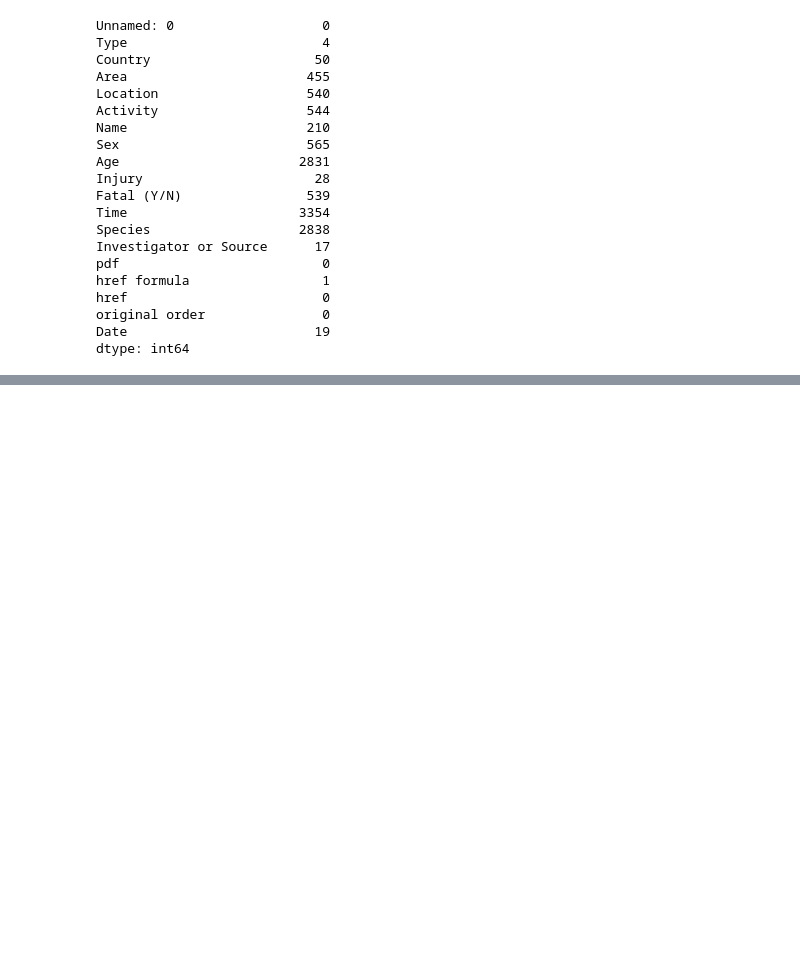
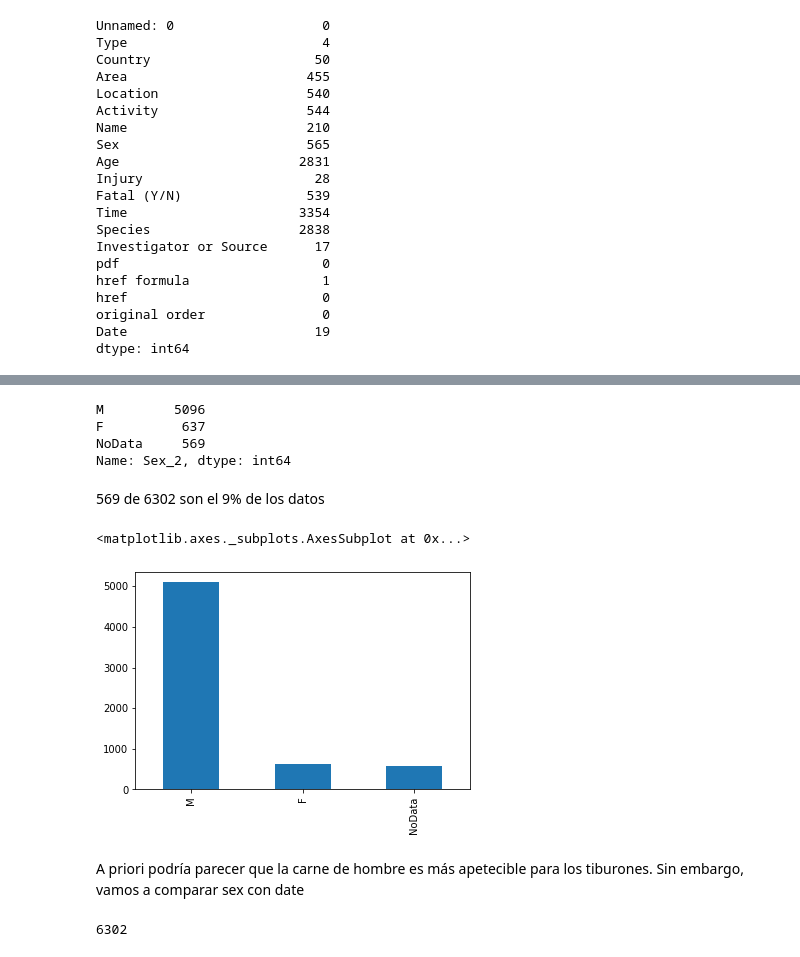
Before and after one commit to Flori-87/data-cleaning-pandas, a Jupyter notebook: code/clean2.ipynb, the cells around one changed output, grey strips where cells are left out. Saved outputs shown, nothing was run; the diff lists cells and outputs as text; code cells hidden in the pictures; blank space fills up the shorter version.

```diff
--- a/code/clean2.ipynb
+++ b/code/clean2.ipynb
@@ -69,0 +74,2 @@ attacks1
+# %%
+attacks1 = attacks1.drop(columns="Sex ")
@@ -69,0 +90,2 @@ attacks1
+# %%
+attacks1["Sex"] = attacks1["Sex"].fillna("NoData")
@@ -69,0 +107,2 @@ attacks1
+# %%
+attacks1.loc[attacks1["Sex"].str.startswith("M"),"Sex"] = "M"
@@ -69,0 +119,29 @@ attacks1
+# %%
+def genre(value):
+    value = re.sub(r"^[^MF].*","NoData",value)
+    return value
+
+attacks1["Sex_2"] = attacks1["Sex"].apply(genre)
+# %%
+attacks1["Sex_2"].value_counts()
+# %% [output]
+M         5096
+F          637
+NoData     569
+Name: Sex_2, dtype: int64
+# %% [markdown]
+569 de 6302 son el 9% de los datos
+# %%
+%matplotlib inline
+
+attacks1["Sex_2"].value_counts().plot.bar()
+# %% [output]
+<matplotlib.axes._subplots.AxesSubplot at 0x...>
+[figure, added]
+# %% [markdown]
+A priori podría parecer que la carne de hombre es más apetecible para los tiburones. Sin embargo, vamos a comparar sex con date
+# %%
+attacks1["Date"] = attacks1["Date"].fillna("NoData")
+attacks1["Date"].value_counts().sum()
+# %% [output]
+6302
```
Also changed, not shown: parts of 38 cells of this notebook.
